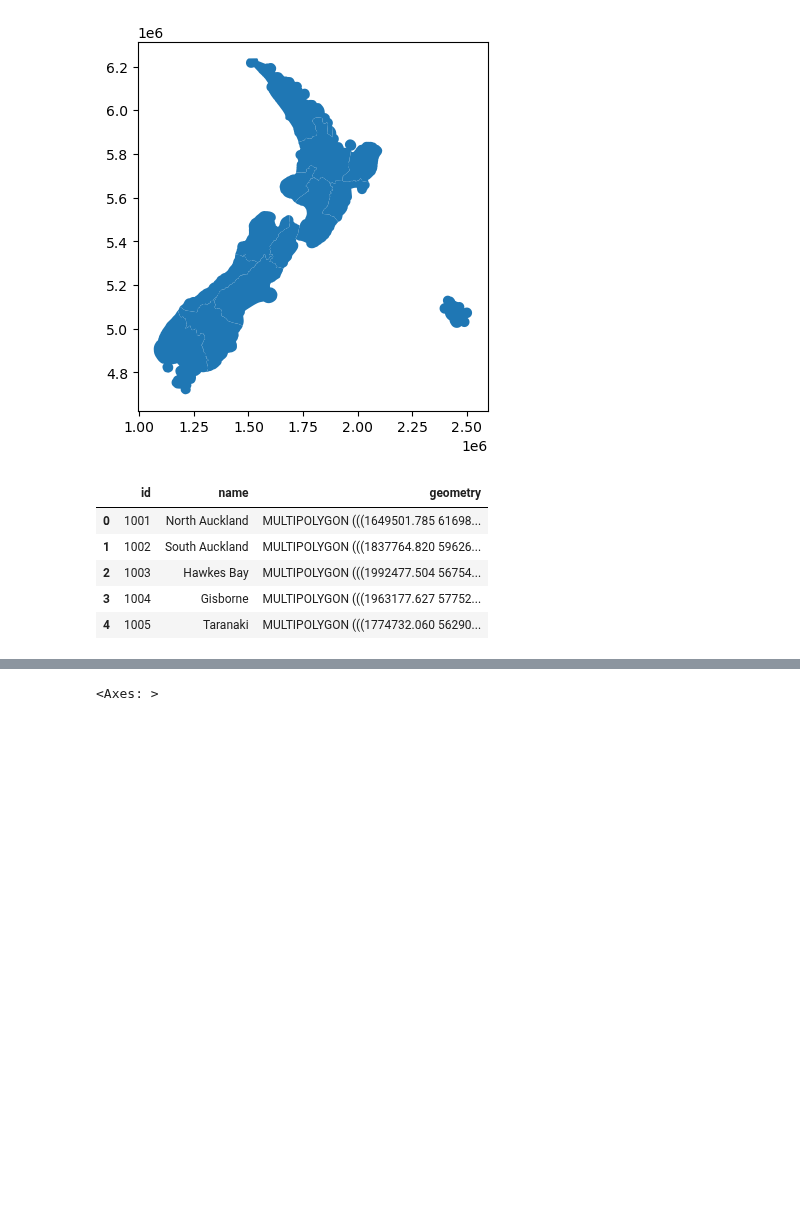
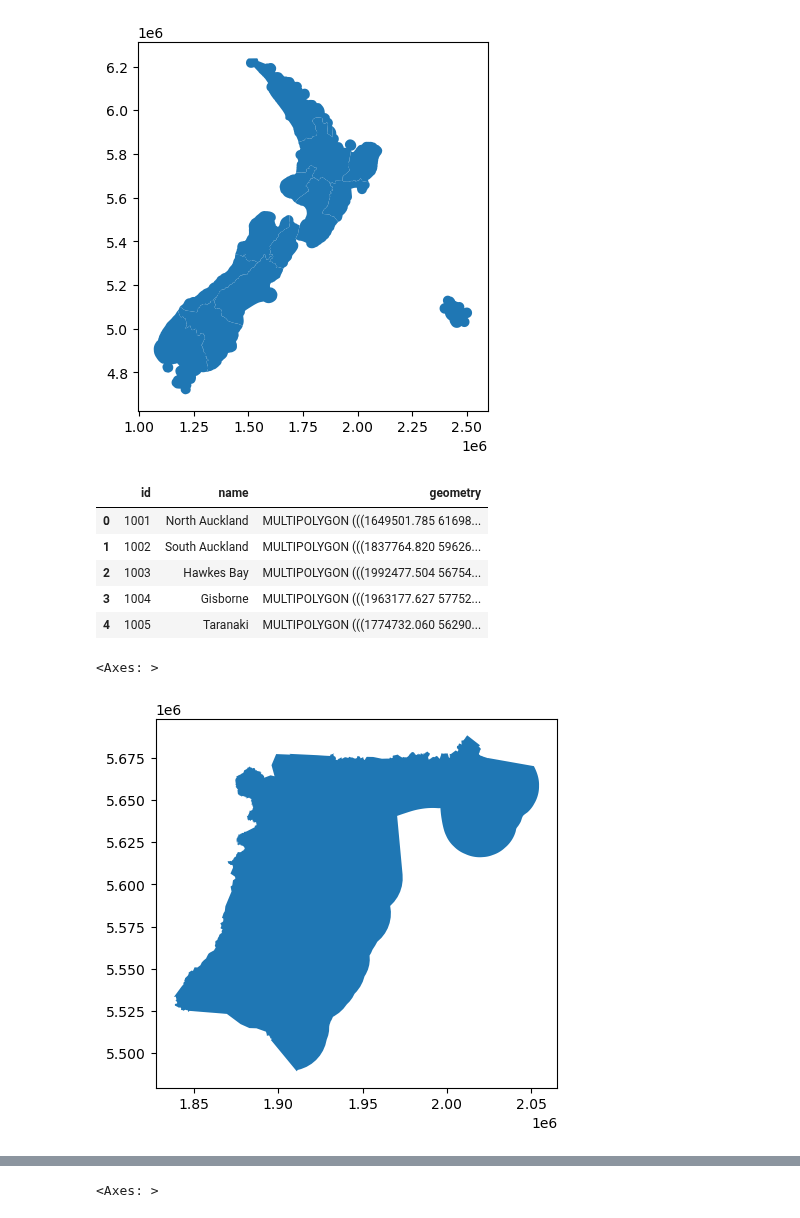
Before and after one commit to gsokolow/Flooding-and-Healthcare-2024, a Jupyter notebook: procedure/code/01-Jupyter_notebook.ipynb, the cells around one changed output, grey strips where cells are left out. Saved outputs shown, nothing was run; the diff lists cells and outputs as text; code cells hidden in the pictures; blank space fills up the shorter version.

```diff
--- a/procedure/code/01-Jupyter_notebook.ipynb
+++ b/procedure/code/01-Jupyter_notebook.ipynb
@@ -247,3 +250,8 @@ districts.head() #select only hawkes bay etc and filter
+# %%
+hb.plot()
+# %% [output]
+<Axes: >
+[figure, added]
 # %%
 sa1_geom.head()
 # %% [output]
```
Also changed, not shown: parts of 47 cells of this notebook, 2 other files.
